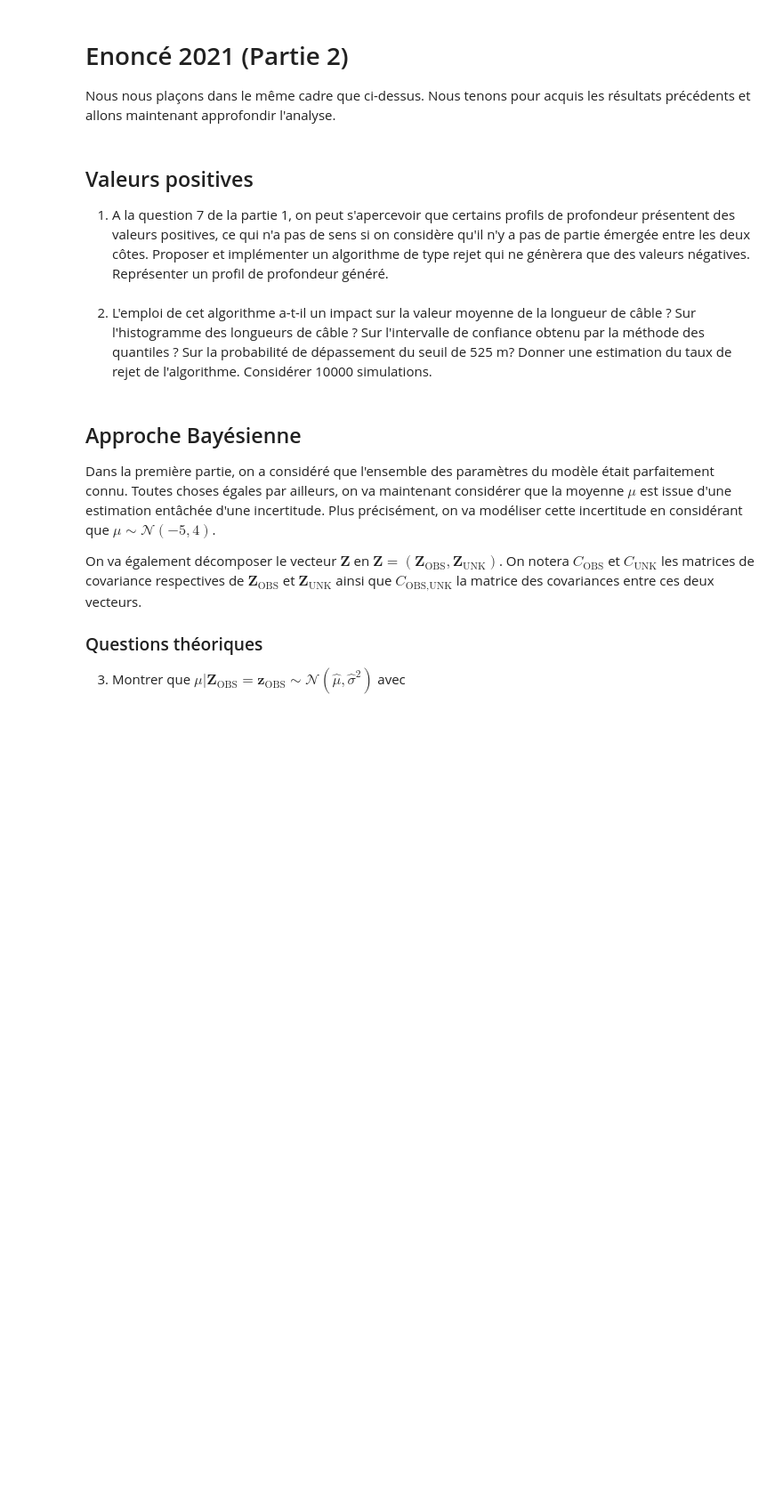
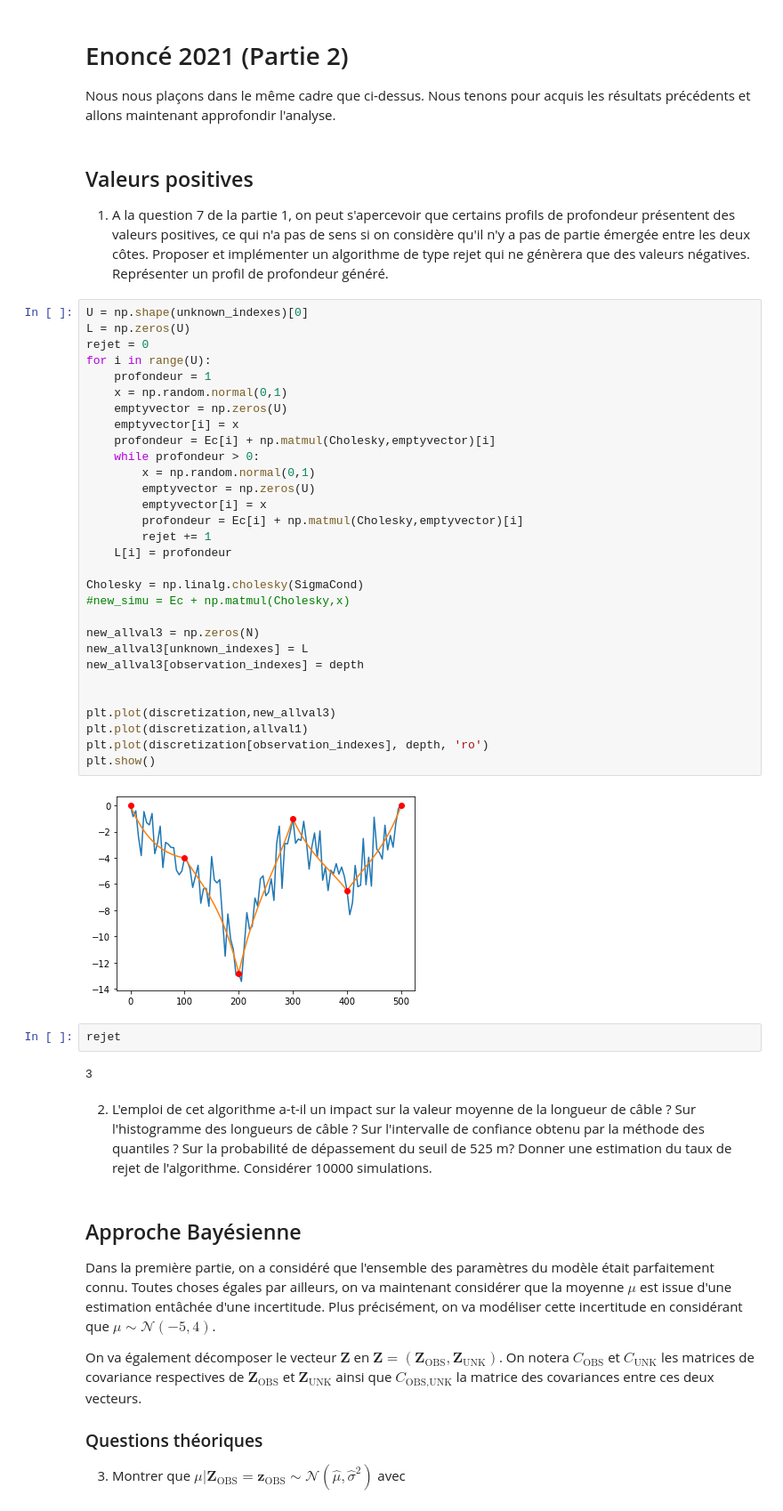
Before and after one commit to jedupau/Projet-numerique-proba, a Jupyter notebook: Projet numérique de Probabilités 2021.ipynb, the cells around one changed output. Shown at 89% size. Cells and saved outputs as stored; diff of their text form; blank space fills up the shorter version.

```diff
--- a/Projet numérique de Probabilités 2021.ipynb
+++ b/Projet numérique de Probabilités 2021.ipynb
@@ -282,6 +282,42 @@ Nous nous plaçons dans le même cadre que ci-dessus. Nous tenons pour acquis le
 ## Valeurs positives
 
 1. A la question 7 de la partie 1, on peut s'apercevoir que certains profils de profondeur présentent des valeurs positives, ce qui n'a pas de sens si on considère qu'il n'y a pas de partie émergée entre les deux côtes. Proposer et implémenter un algorithme de type rejet qui ne génèrera que des valeurs négatives. Représenter un profil de profondeur généré.
+# %%
+U = np.shape(unknown_indexes)[0]
+L = np.zeros(U)
+rejet = 0
+for i in range(U):
+    profondeur = 1
+    x = np.random.normal(0,1)
+    emptyvector = np.zeros(U)
+    emptyvector[i] = x
+    profondeur = Ec[i] + np.matmul(Cholesky,emptyvector)[i]
+    while profondeur > 0:
+        x = np.random.normal(0,1)
+        emptyvector = np.zeros(U)
+        emptyvector[i] = x
+        profondeur = Ec[i] + np.matmul(Cholesky,emptyvector)[i]
+        rejet += 1
+    L[i] = profondeur
+
+Cholesky = np.linalg.cholesky(SigmaCond)
+#new_simu = Ec + np.matmul(Cholesky,x)
+
+new_allval3 = np.zeros(N)
+new_allval3[unknown_indexes] = L
+new_allval3[observation_indexes] = depth
+
+
+plt.plot(discretization,new_allval3)
+plt.plot(discretization,allval1)
+plt.plot(discretization[observation_indexes], depth, 'ro')
+plt.show()
+# %% [output]
+[figure, added]
+# %%
+rejet
+# %% [output]
+3
 # %% [markdown]
 2. L'emploi de cet algorithme a-t-il un impact sur la valeur moyenne de la longueur de câble ? Sur l'histogramme des longueurs de câble ? Sur l'intervalle de confiance obtenu par la méthode des quantiles ? Sur la probabilité de dépassement du seuil de 525 m? Donner une estimation du taux de rejet de l'algorithme. Considérer 10000 simulations.
 # %% [markdown]
```
Also changed, not shown: parts of 8 cells of this notebook.
